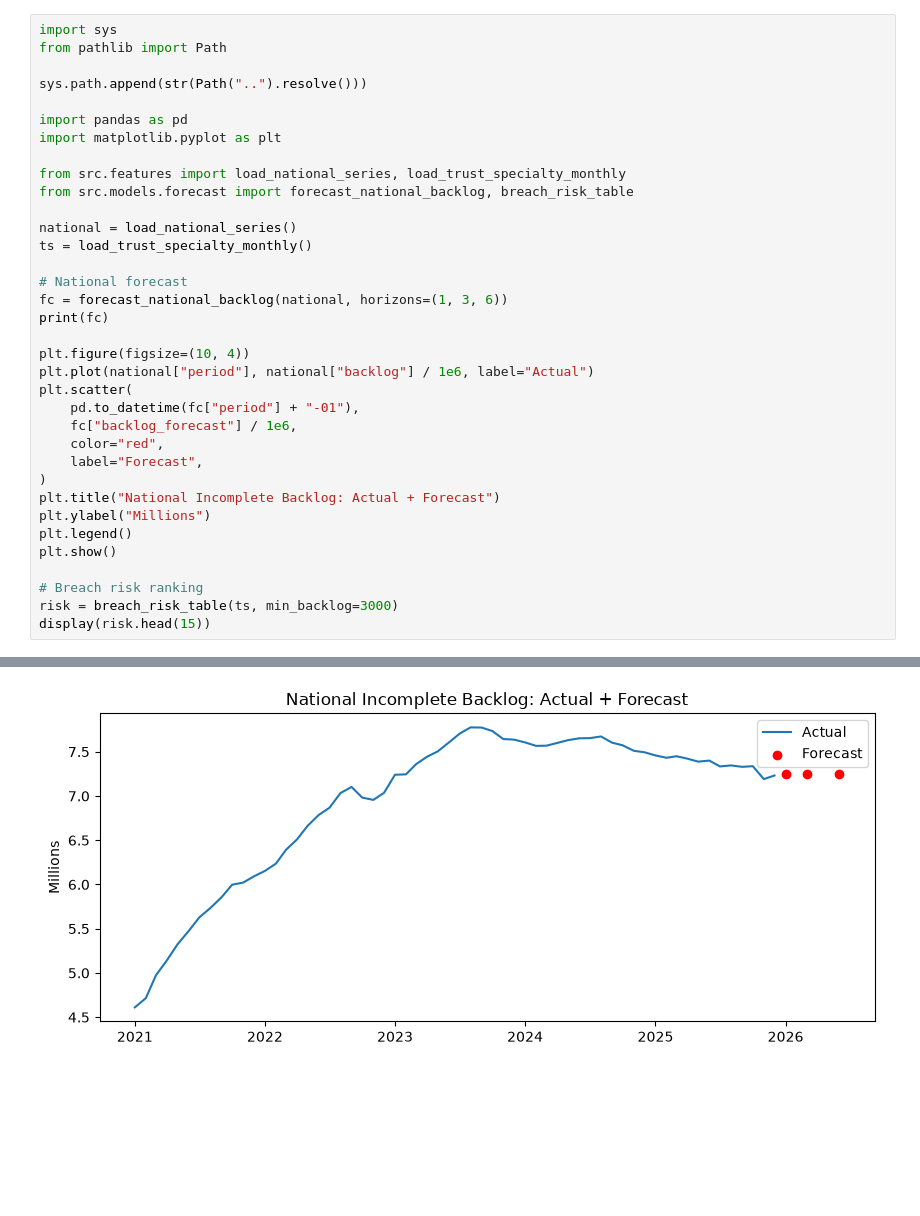
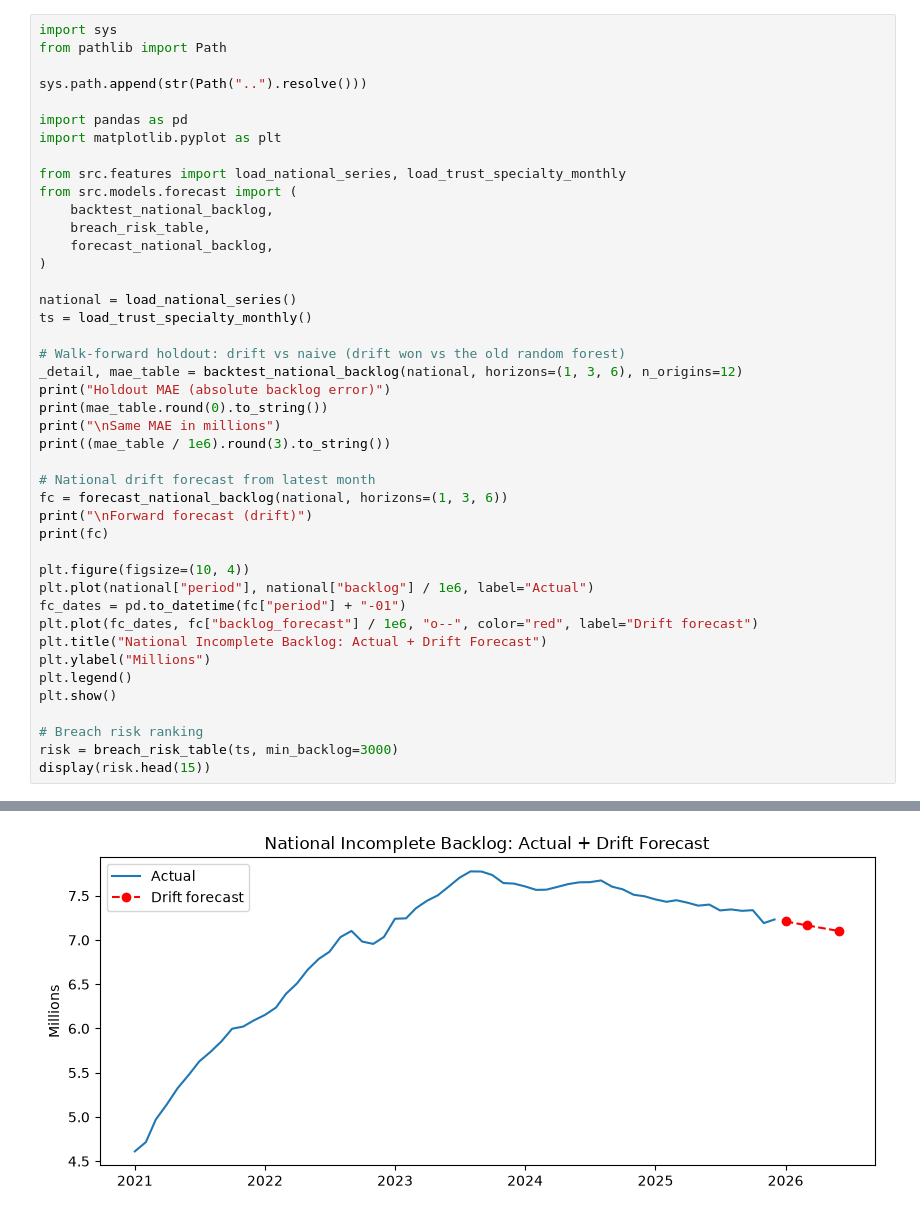
Before and after one commit to andlincod/NHS-RTT-waiting-times, a Jupyter notebook: notebooks/02_forecast_breach_risk.ipynb, the cells around one changed output, grey strips where cells are left out. Cells and saved outputs as stored; diff of their text form; blank space fills up the shorter version.

```diff
--- a/notebooks/02_forecast_breach_risk.ipynb
+++ b/notebooks/02_forecast_breach_risk.ipynb
@@ -8,24 +8,32 @@ import pandas as pd
 import matplotlib.pyplot as plt
 
 from src.features import load_national_series, load_trust_specialty_monthly
-from src.models.forecast import forecast_national_backlog, breach_risk_table
+from src.models.forecast import (
+    backtest_national_backlog,
+    breach_risk_table,
+    forecast_national_backlog,
+)
 
 national = load_national_series()
 ts = load_trust_specialty_monthly()
 
-# National forecast
+# Walk-forward holdout: drift vs naive (drift won vs the old random forest)
+_detail, mae_table = backtest_national_backlog(national, horizons=(1, 3, 6), n_origins=12)
+print("Holdout MAE (absolute backlog error)")
+print(mae_table.round(0).to_string())
+print("\nSame MAE in millions")
+print((mae_table / 1e6).round(3).to_string())
+
+# National drift forecast from latest month
 fc = forecast_national_backlog(national, horizons=(1, 3, 6))
+print("\nForward forecast (drift)")
 print(fc)
 
 plt.figure(figsize=(10, 4))
 plt.plot(national["period"], national["backlog"] / 1e6, label="Actual")
-plt.scatter(
-    pd.to_datetime(fc["period"] + "-01"),
-    fc["backlog_forecast"] / 1e6,
-    color="red",
-    label="Forecast",
-)
-plt.title("National Incomplete Backlog: Actual + Forecast")
+fc_dates = pd.to_datetime(fc["period"] + "-01")
+plt.plot(fc_dates, fc["backlog_forecast"] / 1e6, "o--", color="red", label="Drift forecast")
+plt.title("National Incomplete Backlog: Actual + Drift Forecast")
 plt.ylabel("Millions")
 plt.legend()
 plt.show()
@@ -41,4 +62,4 @@ display(risk.head(15))
-[figure, old version]
+[figure, new version]
 |  | period_yyyymm | provider_org_name | treatment_function_name | backlog | pct_within_18 | gap_vs_92 | pct_delta | ... |
 | 220318 | 2025-12 | UNIVERSITY HOSPITALS OF LEICESTER... | Oral Surgery Service | 6534.0 | 21.778390 | 70.221610 | -4.098866 | ... |
 | 219469 | 2025-12 | THE ROYAL WOLVERHAMPTON NHS TRUST | General Surgery Service | 3753.0 | 30.242473 | 61.757527 | -9.208102 | ... |
```
Also changed, not shown: parts of 2 cells of this notebook, 4 other files.
